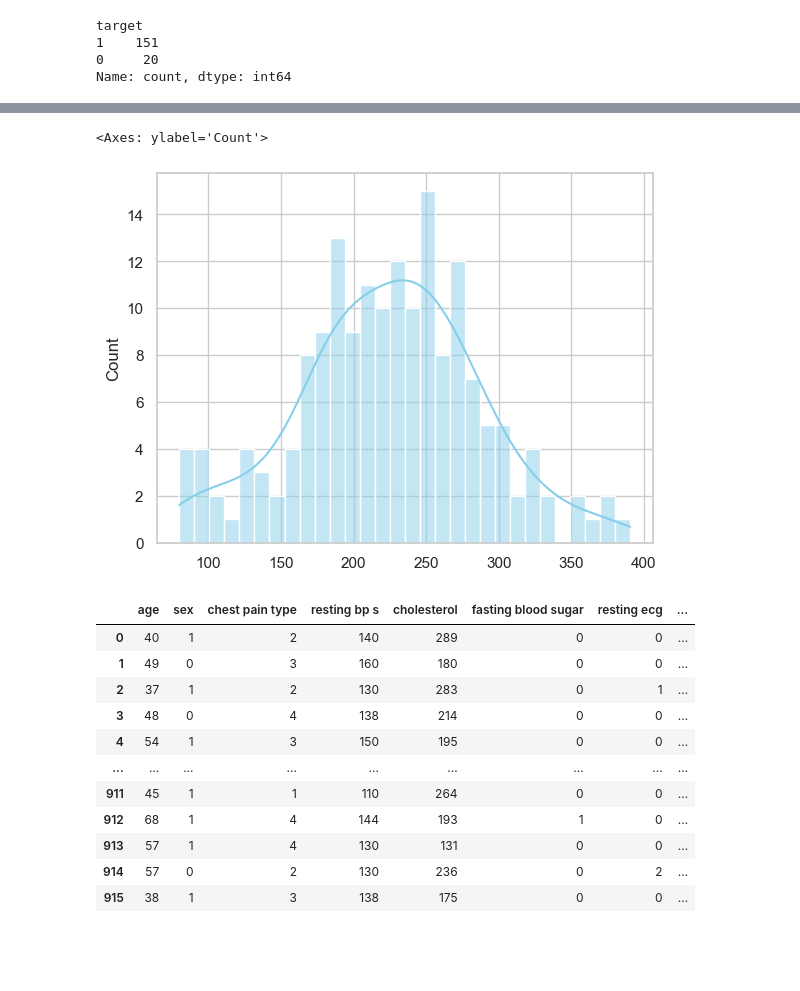
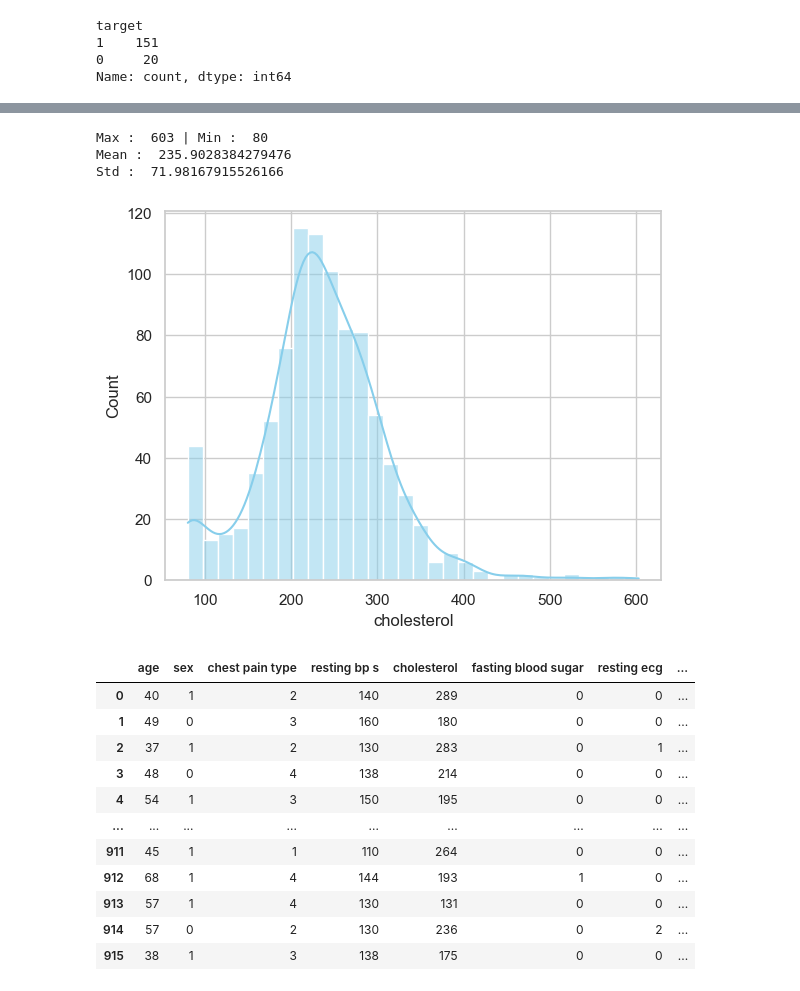
Before and after one commit to pauljo13/Heart-Disease-AI-kaggle, a Jupyter notebook: hd.ipynb, the cells around one changed output, grey strips where cells are left out. Cells and saved outputs as stored; diff of their text form; code cells hidden in the pictures; blank space fills up the shorter version.

```diff
--- a/hd.ipynb
+++ b/hd.ipynb
@@ -491,6 +491,7 @@ df[df["cholesterol"] == 0]
 # %%
 df_chol = df.copy() # 그대로 사용
 df_nochol = df.drop(index=df[df["cholesterol"] == 0].index, axis=0).reset_index(drop=True) # 해당 데이터 삭제
+df_pre = df.copy() # 평균, 표준편차, 타겟 비율에 의한 값
 # %%
 checkOutlier(df_chol, "cholesterol", 50)
 # %% [output]
@@ -596,5 +525,0 @@ sns.histplot(clipped_samples3, kde=True, color="skyblue", bins=30)
-# %%
-sns.histplot(result, kde=True, color="skyblue", bins=30)
-# %% [output]
-<Axes: ylabel='Count'>
-[figure, removed]
@@ -604,3 +526,22 @@ chol_df1, chol_df2 = train_test_split(chol_df, test_size=0.5, )
+# %%
+class_stats = df.groupby('target')['cholesterol'].agg(['mean', 'std'])
+
+def replace_outlier(row, stats):
+    if row['cholesterol'] == 0:
+        mean = stats.loc[row['target'], 'mean']
+        std = stats.loc[row['target'], 'std']
+        return int(np.clip(np.random.normal(mean, std), 80, 600))
+    else:
+        return int(row['cholesterol'])
+
+df_pre["cholesterol"] = df_pre.apply(replace_outlier, args=(class_stats,), axis=1)
+
+checkOutlier(df_pre, "cholesterol")
+# %% [output]
+Max :  603 | Min :  80
+Mean :  235.9028384279476
+Std :  71.98167915526166
+[figure, added]
 # %%
 df
 # %% [output]
```
Also changed, not shown: parts of 6 cells of this notebook.
